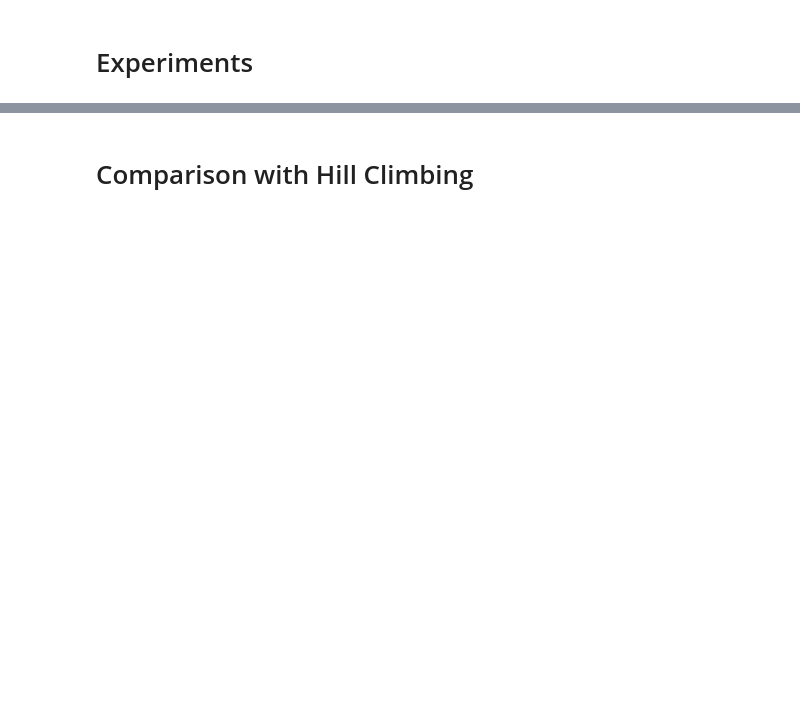
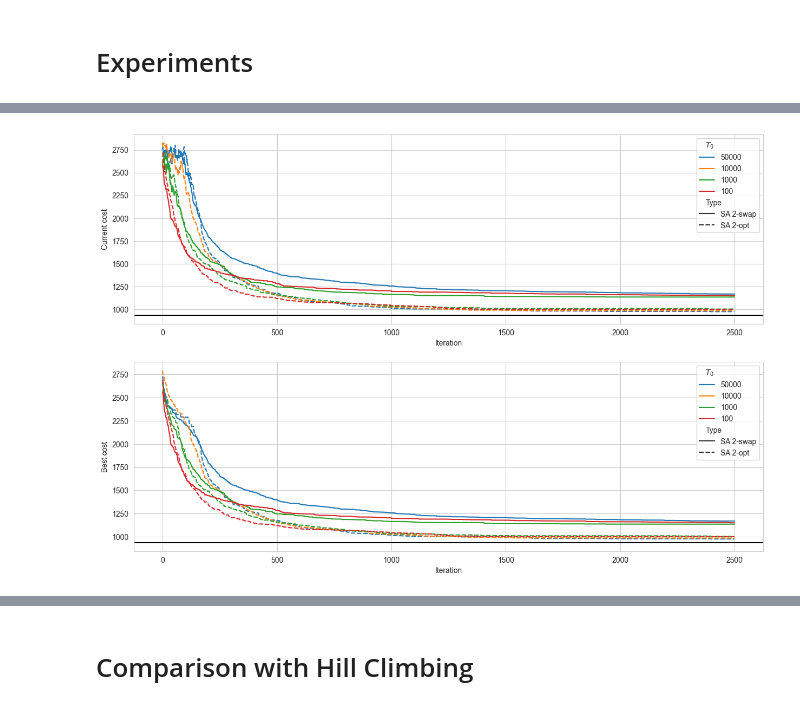
Before and after one commit to nngerncham/ma395_heuristic, a Jupyter notebook: homework/hw2/code/Problem 1.ipynb, the cells around one changed output, grey strips where cells are left out. Cells and saved outputs as stored; diff of their text form; code cells hidden in the pictures; blank space fills up the shorter version.

```diff
--- a/homework/hw2/code/Problem 1.ipynb
+++ b/homework/hw2/code/Problem 1.ipynb
@@ -87,7 +101,11 @@ Wall time: 1.76 s
 fri26_maxi = 2500
 fri26_data = [
     experiment("data/fri26_d.txt", generate_2swap_neighbor, "SA 2-swap",
-               max_iters=fri26_maxi, initial_temp=10_000, seeds=SEEDS),
+               max_iters=fri26_maxi, initial_temp=50_000, seeds=SEEDS),
+    experiment("data/fri26_d.txt", generate_2opt_neighbor, "SA 2-opt",
+               max_iters=fri26_maxi, initial_temp=50_000, seeds=SEEDS),
+    experiment("data/fri26_d.txt", generate_2swap_neighbor, "SA 2-swap",
+               max_iters=fri26_maxi, initial_temp=50_000, seeds=SEEDS),
     experiment("data/fri26_d.txt", generate_2opt_neighbor, "SA 2-opt",
                max_iters=fri26_maxi, initial_temp=10_000, seeds=SEEDS),
     experiment("data/fri26_d.txt", generate_2swap_neighbor, "SA 2-swap",
@@ -140,0 +172,5 @@ fri26_fig.savefig("../images/fri26_sa", dpi=600, bbox_inches="tight")
+# %%
+%%time
+fri26_ne, _ = plot_wo_error(fri26_df, 937)
+fri26_ne.savefig("../images/fri26-no-error.png", dpi=600, bbox_inches="tight")
+# %% [output]
@@ -141,3 +179,4 @@ fri26_fig.savefig("../images/fri26_sa", dpi=600, bbox_inches="tight")
+[figure, added]
 # %%
 %%time
 att48_fig, _ = plot(att48_df, 33523)
```
Also changed, not shown: parts of 11 cells of this notebook, 8 other files.
